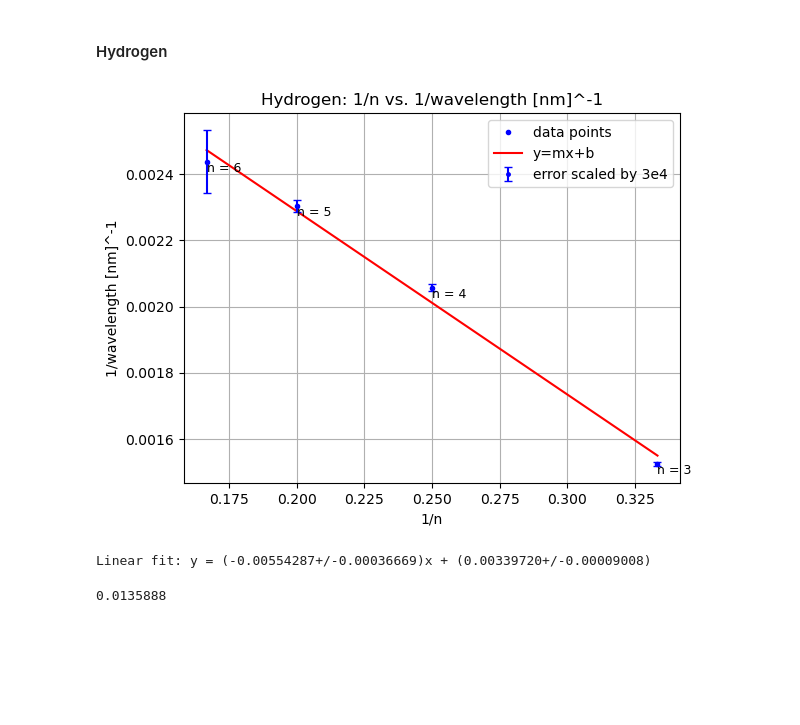
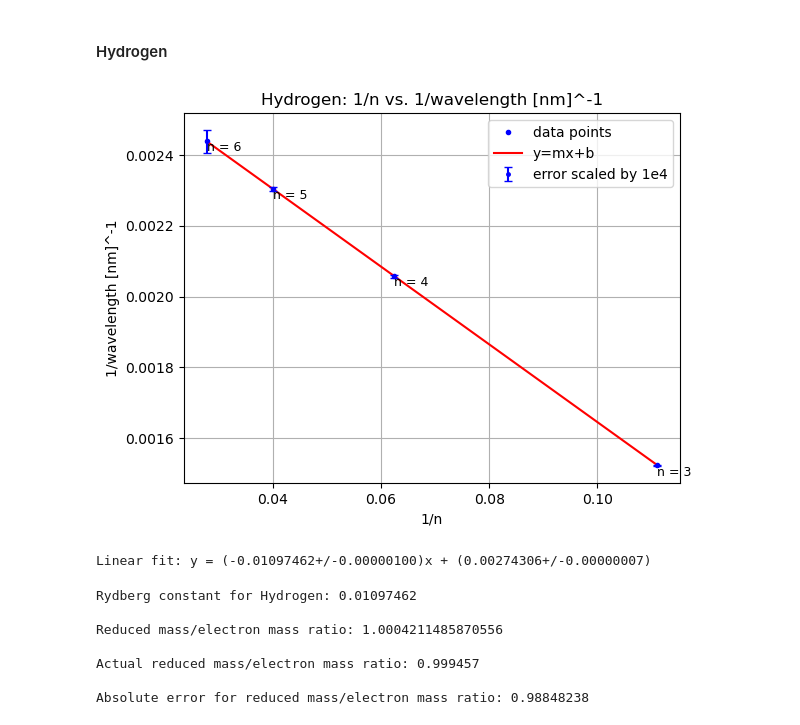
Before and after one commit to JJAmidei/AdvancedLab, a Jupyter notebook: H2D2/H2D2 Spectroscopy .ipynb, the cells around one changed output. Saved outputs shown, nothing was run; the diff lists cells and outputs as text; code cells hidden in the pictures; blank space fills up the shorter version.

Commit message:
Finisihed the lab notebook and got the Rydberg constants.

```diff
--- a/H2D2/H2D2 Spectroscopy .ipynb
+++ b/H2D2/H2D2 Spectroscopy .ipynb
@@ -487,21 +547,21 @@ yh_err = abs(yh - yh_u) # error for y hydrogen
 # %% [markdown]
 #### Deuterium
 # %%
-slope, intercept, r_value, p_value, std_err = stats.linregress(n_inv, pd)
+slope, intercept, r_value, p_value, std_err = stats.linregress(x_n, yd)
 
-result = stats.linregress(n_inv, yd)
+result = stats.linregress(x_n, yd)
 
 data_labels = ['n = 3', 'n = 4',
                'n = 5', 'n = 6']
 
-for x, y, label in zip(n_inv, yd, data_labels):
+for x, y, label in zip(x_n, yd, data_labels):
     plt.text(x, y, label, fontsize=9, ha='left', va='top')
 
-res = stats.linregress(n_inv, yd)
-plt.plot(n_inv, yd, '.', color='b', label='Deuterium')
-plt.plot(n_inv, res.intercept + res.slope*n_inv, 'r', label='y=mx+b')
-plt.errorbar(n_inv, yd, yerr=3e4*ld_err, fmt='.', color='b',
-             label='error scaled by 3e4', markersize=5, capsize=3)
+res = stats.linregress(x_n, yd)
+plt.plot(x_n, yd, '.', color='b', label='Deuterium')
+plt.plot(x_n, res.intercept + res.slope*x_n, 'r', label='y=mx+b')
+plt.errorbar(x_n, yd, yerr=1e4*yd_err, fmt='.', color='b',
+             label='error scaled by 1e4', markersize=5, capsize=3)
 
 plt.xlabel('1/n')
 plt.ylabel('1/wavelength [nm]^-1')
@@ -510,5 +570,9 @@ plt.grid(True)
 plt.legend()
 plt.show()
 
+# chi_sq = np.sum((yd-(res.intercept+res.slope*x_n))**2/yd_err**2)
+
 print(f"Linear fit: y = ({res.slope:.8f}+/-{result.stderr:.8f})x + ({res.intercept:.8f}+/-{result.intercept_stderr:.8f})")
+#print()
+#print(f'Chi-squared: {chi_sq}')
 # %% [output]
@@ -520,35 +601,50 @@ sigma_Rd = 0.00036683
 # %% [markdown]
 #### Hydrogen
 # %%
-slope, intercept, r_value, p_value, std_err = stats.linregress(n_inv, ph)
+slope, intercept, r_value, p_value, std_err = stats.linregress(x_n, yh)
 
-result = stats.linregress(n_inv, yh)
+result = stats.linregress(x_n, yh)
 
 data_labels = ['n = 3', 'n = 4',
                'n = 5', 'n = 6']
 
-for x, y, label in zip(n_inv, yh, data_labels):
+for x, y, label in zip(x_n, yh, data_labels):
     plt.text(x, y, label, fontsize=9, ha='left', va='top')
 
-res = stats.linregress(n_inv, yh)
-plt.plot(n_inv, yh, '.', color='blue', label='data points')
-plt.plot(n_inv, res.intercept + res.slope*n_inv, 'r', label='y=mx+b')
-plt.errorbar(n_inv, yh, yerr=3e4*lh_err, fmt='.', color='blue',
-             label='error scaled by 3e4', markersize=5, capsize=3)
+res = stats.linregress(x_n, yh)
+plt.plot(x_n, yh, '.', color='blue', label='data points')
+plt.plot(x_n, res.intercept + res.slope*x_n, 'r', label='y=mx+b')
+plt.errorbar(x_n, yh, yerr=1e4*yh_err, fmt='.', color='blue',
+             label='error scaled by 1e4', markersize=5, capsize=3)
 
 plt.xlabel('1/n')
 plt.ylabel('1/wavelength [nm]^-1')
 plt.title('Hydrogen: 1/n vs. 1/wavelength [nm]^-1')
 plt.grid(True)
 plt.legend()
 plt.show()
 
 print(f"Linear fit: y = ({res.slope:.8f}+/-{result.stderr:.8f})x + ({res.intercept:.8f}+/-{result.intercept_stderr:.8f})")
 # %% [output]
-[figure, old version]
+[figure, new version]
-Linear fit: y = (-0.00554287+/-0.00036669)x + (0.00339720+/-0.00009008)
+Linear fit: y = (-0.01097462+/-0.00000100)x + (0.00274306+/-0.00000007)
 # %%
-Rh = 0.00554287
-sigma_Rh = 0.00036669
+Rh = 0.01097462 # nm^-1
+sigma_Rh = 0.00000100
+Rh_r = 0.999457
+
+print(f'Rydberg constant for Hydrogen: {Rh}')
+print()
+print(f'Reduced mass/electron mass ratio: {Rh/R_inf}')
+print()
+print(f'Actual reduced mass/electron mass ratio: {0.999457}')
+print()
+print(f'Absolute error for reduced mass/electron mass ratio: {abs(Rh - Rh_r)}')
 # %% [output]
-0.0135888
+Rydberg constant for Hydrogen: 0.01097462
+
+Reduced mass/electron mass ratio: 1.0004211485870556
+
+Actual reduced mass/electron mass ratio: 0.999457
+
+Absolute error for reduced mass/electron mass ratio: 0.98848238
```
Also changed, not shown: parts of 9 cells of this notebook, 1 other file.
